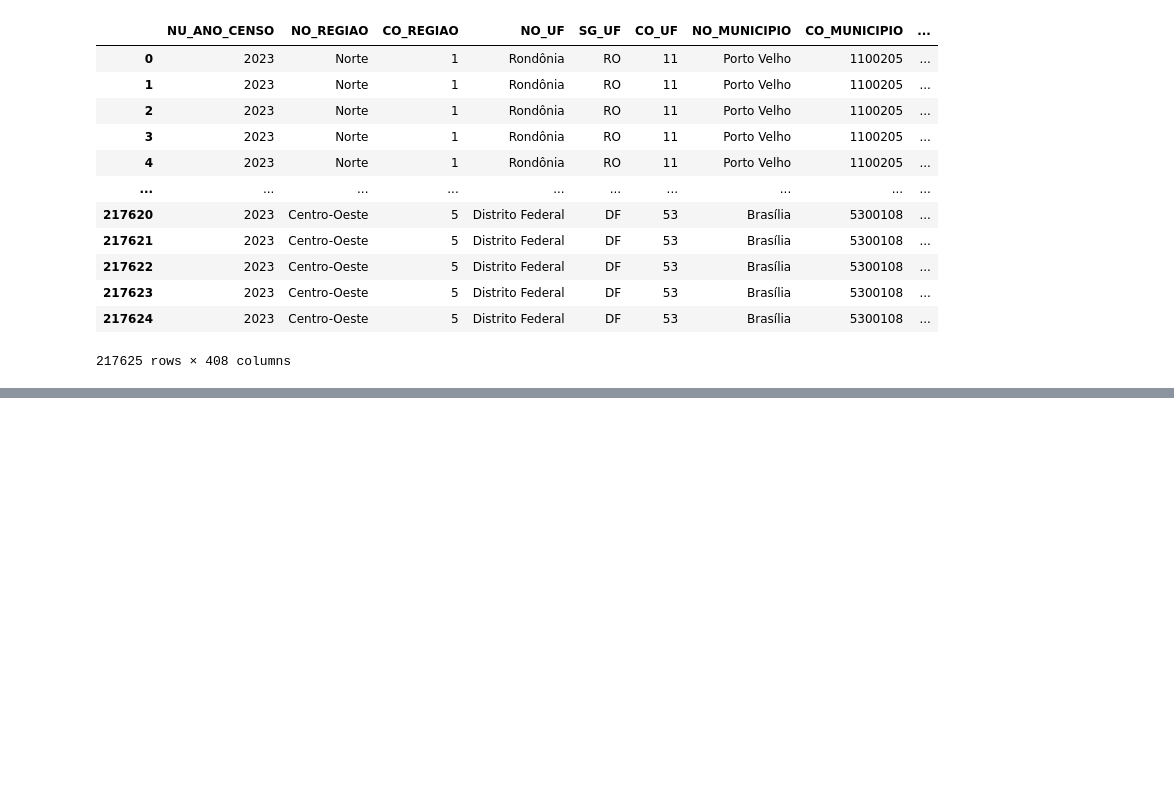
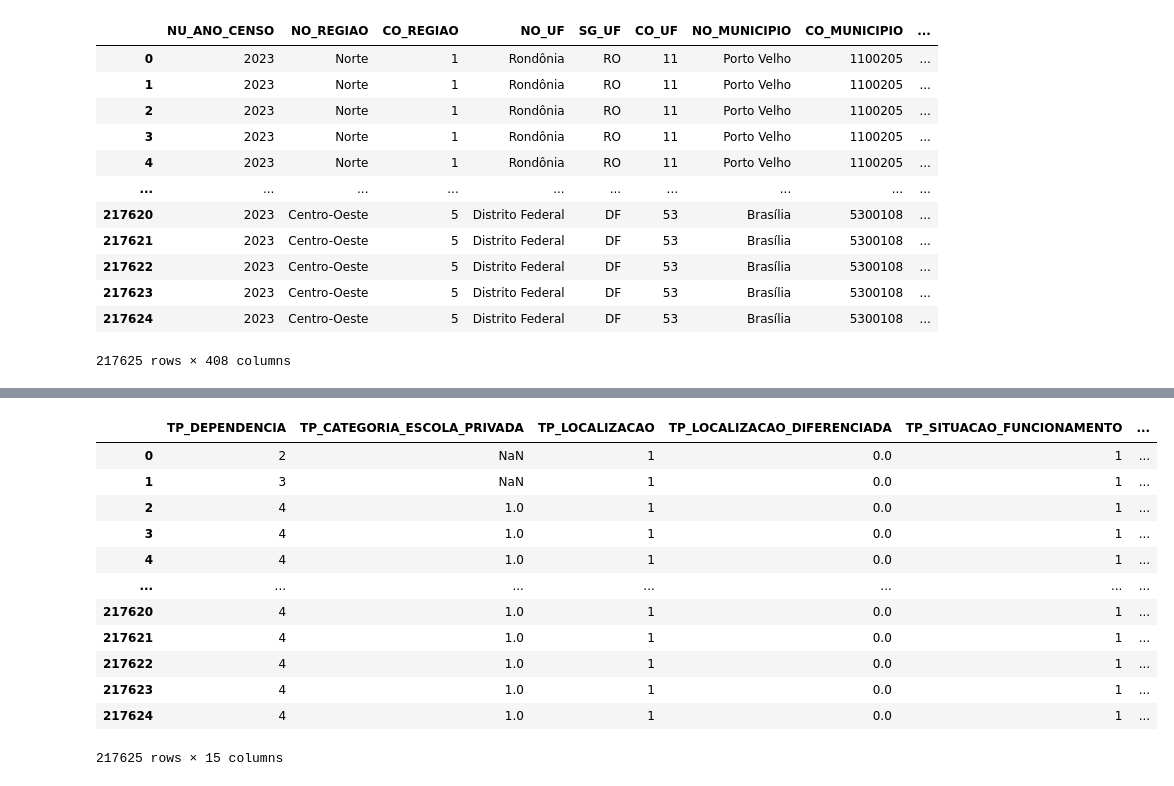
Before and after one commit to Th1agoFarias/Projeto-Censo-Escolar, a Jupyter notebook: notebooks/Censo_Transformer_Notebook.ipynb, the cells around one changed output, grey strips where cells are left out. Saved outputs shown, nothing was run; the diff lists cells and outputs as text; code cells hidden in the pictures; blank space fills up the shorter version.

```diff
--- a/notebooks/Censo_Transformer_Notebook.ipynb
+++ b/notebooks/Censo_Transformer_Notebook.ipynb
@@ -121,0 +184,29 @@ Linhas: 217625, Colunas: 408
+# %%
+def colunas_tp(df):
+    colunas_tp = [coluna for coluna in df.columns if coluna.startswith("TP")]
+
+    df_tp =df[colunas_tp]
+
+    return df_tp
+
+df = pd.DataFrame(df)
+
+df_tp = colunas_tp(df)
+pd.set_option('display.max_columns', None)
+
+df_colunas_tp = pd.DataFrame(df_tp)
+df_colunas_tp
+# %% [output]
+|  | TP_DEPENDENCIA | TP_CATEGORIA_ESCOLA_PRIVADA | TP_LOCALIZACAO | TP_LOCALIZACAO_DIFERENCIADA | TP_SITUACAO_FUNCIONAMENTO | ... |
+| 0 | 2 | NaN | 1 | 0.0 | 1 | ... |
+| 1 | 3 | NaN | 1 | 0.0 | 1 | ... |
+| 2 | 4 | 1.0 | 1 | 0.0 | 1 | ... |
+| 3 | 4 | 1.0 | 1 | 0.0 | 1 | ... |
+| 4 | 4 | 1.0 | 1 | 0.0 | 1 | ... |
+| ... | ... | ... | ... | ... | ... | ... |
+| 217620 | 4 | 1.0 | 1 | 0.0 | 1 | ... |
+| 217621 | 4 | 1.0 | 1 | 0.0 | 1 | ... |
+| 217622 | 4 | 1.0 | 1 | 0.0 | 1 | ... |
+| 217623 | 4 | 1.0 | 1 | 0.0 | 1 | ... |
+| 217624 | 4 | 1.0 | 1 | 0.0 | 1 | ... |
+217625 rows × 15 columns
```
Also changed, not shown: parts of 12 cells of this notebook.
